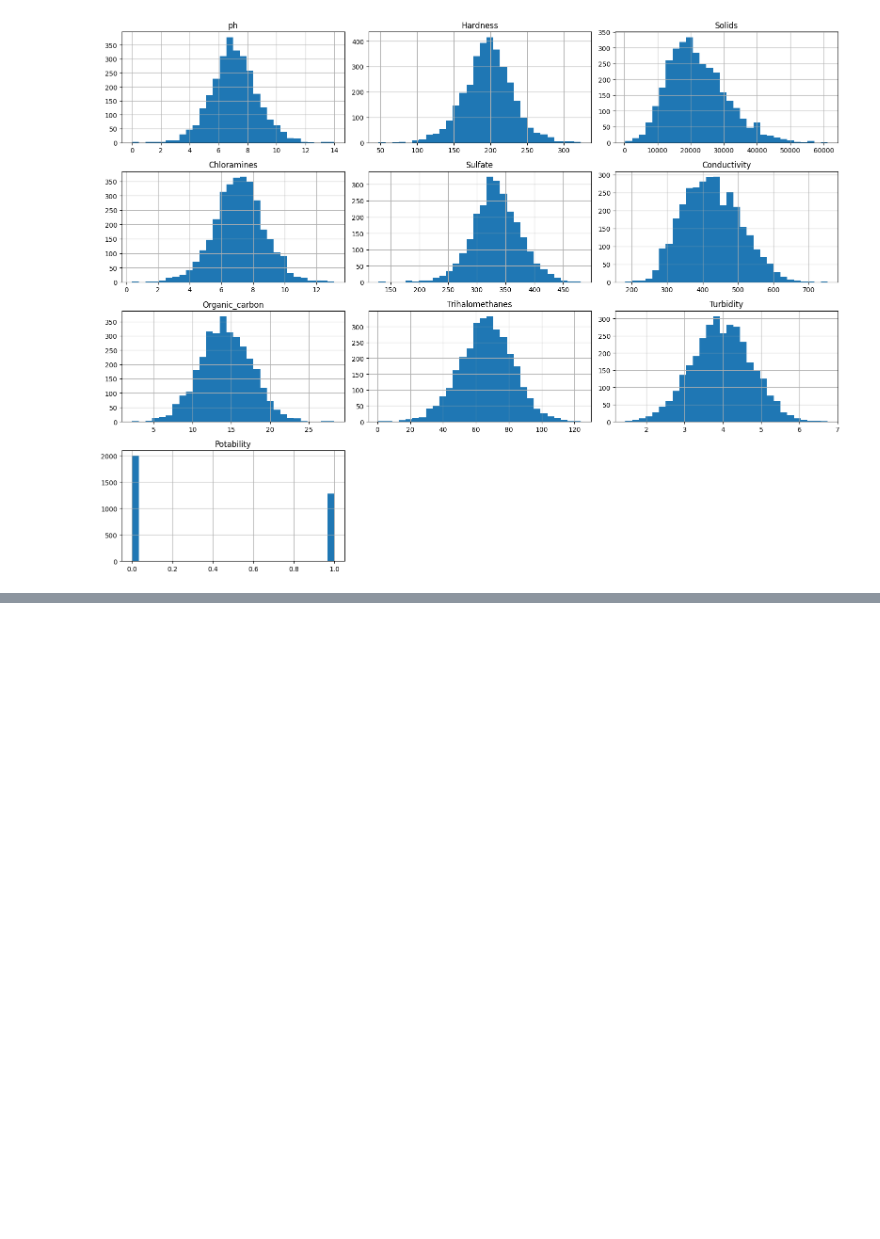
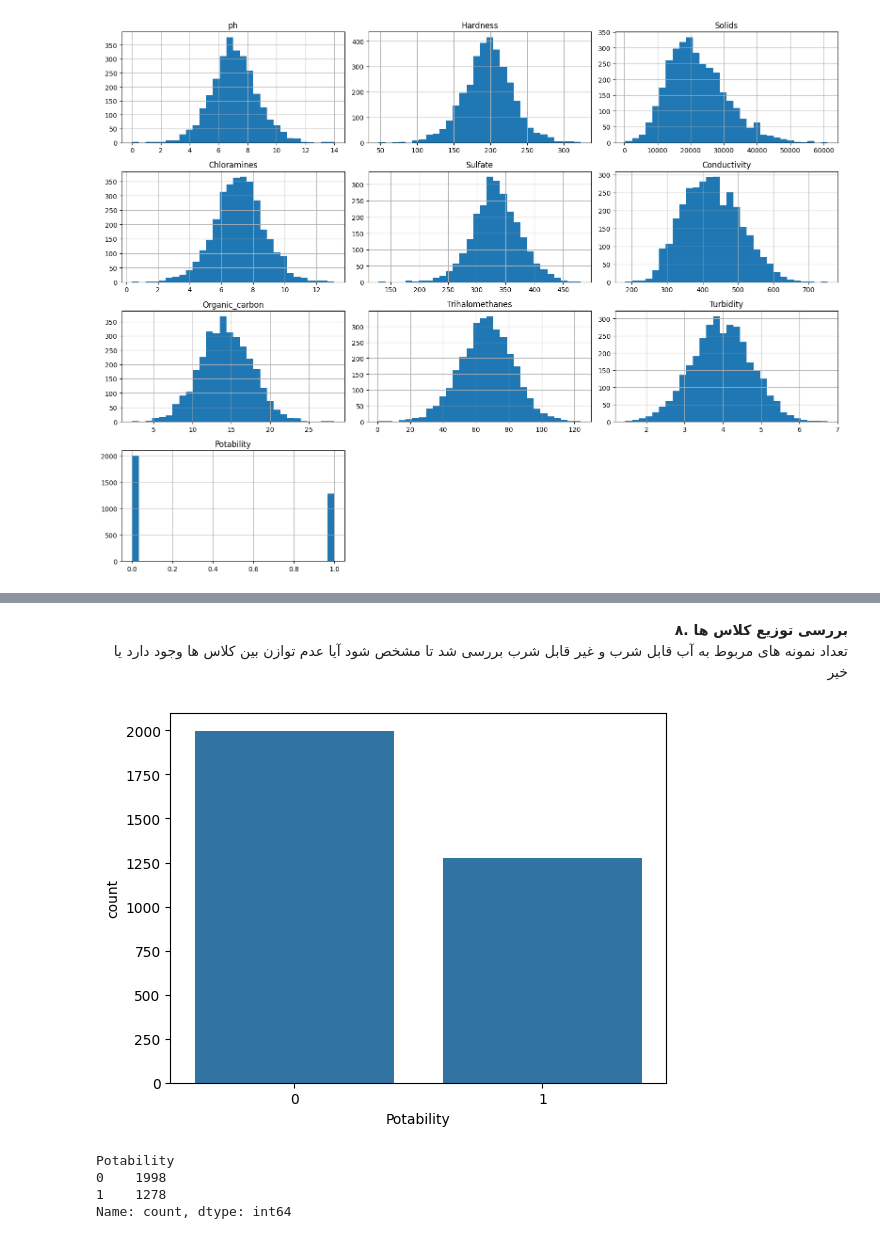
Before and after one commit to 999bagheri/ml-project-, a Jupyter notebook: notebook496a639f84.ipynb, the cells around one changed output, grey strips where cells are left out. Saved outputs shown, nothing was run; the diff lists cells and outputs as text; code cells hidden in the pictures; blank space fills up the shorter version.

```diff
--- a/notebook496a639f84.ipynb
+++ b/notebook496a639f84.ipynb
@@ -145,0 +160,13 @@ plt.show()
+# %% [markdown]
+<div dir="rtl" style="text-align:right"> <strong>   ۸. بررسی توزیع کلاس ها  </strong></div>
+ <div dir="rtl" style="text-align:right"> تعداد نمونه های مربوط به آب قابل شرب و غیر قابل شرب بررسی شد تا مشخص شود آیا عدم توازن بین کلاس ها وجود دارد یا خیر </div>
+# %%
+sns.countplot(x='Potability', data=df)
+plt.show()
+df["Potability"].value_counts()
+# %% [output]
+[figure, added]
+Potability
+0    1998
+1    1278
+Name: count, dtype: int64
```
Also changed, not shown: parts of 11 cells of this notebook.
